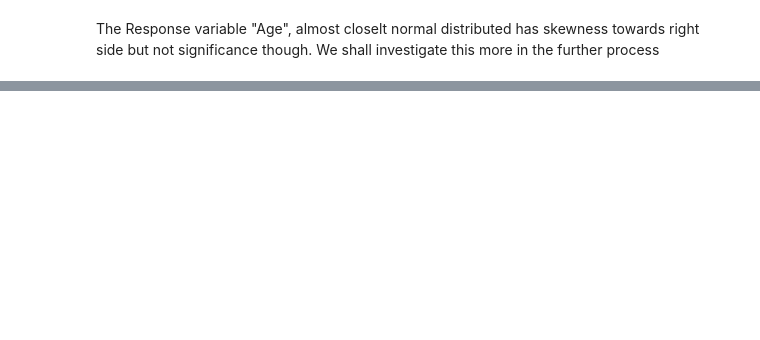
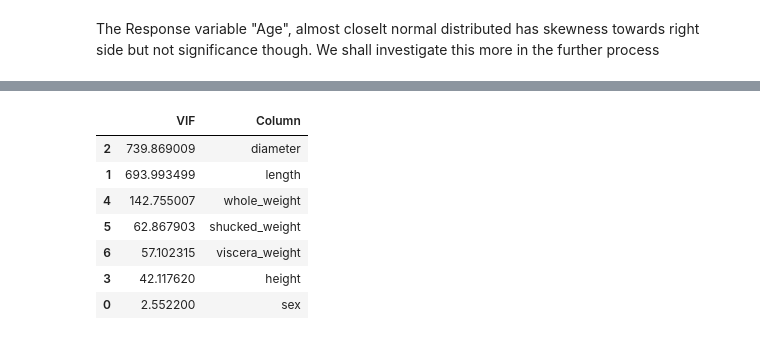
Before and after one commit to umesh-thatikonda/MissionRnD_python-course, a Jupyter notebook: 802ML.ipynb, the cells around one changed output, grey strips where cells are left out. Saved outputs shown, nothing was run; the diff lists cells and outputs as text; code cells hidden in the pictures; blank space fills up the shorter version.

```diff
--- a/802ML.ipynb
+++ b/802ML.ipynb
@@ -205,0 +236,21 @@ The Response variable "Age", almost closelt normal distributed has skewness towa
+# %%
+import statsmodels.api as sm
+from statsmodels.stats.outliers_influence import variance_inflation_factor
+
+X = df[list(df.columns[:-2])]
+vif_info = pd.DataFrame()
+vif_info['VIF'] = [variance_inflation_factor(X.values, i) for i in range(X.shape[1])]
+
+
+
+vif_info['Column'] = X.columns
+vif_info.sort_values('VIF', ascending=False)
+# %% [output]
+|  | VIF | Column |
+| 2 | 739.869009 | diameter |
+| 1 | 693.993499 | length |
+| 4 | 142.755007 | whole_weight |
+| 5 | 62.867903 | shucked_weight |
+| 6 | 57.102315 | viscera_weight |
+| 3 | 42.117620 | height |
+| 0 | 2.552200 | sex |
```
Also changed, not shown: parts of 15 cells of this notebook.
